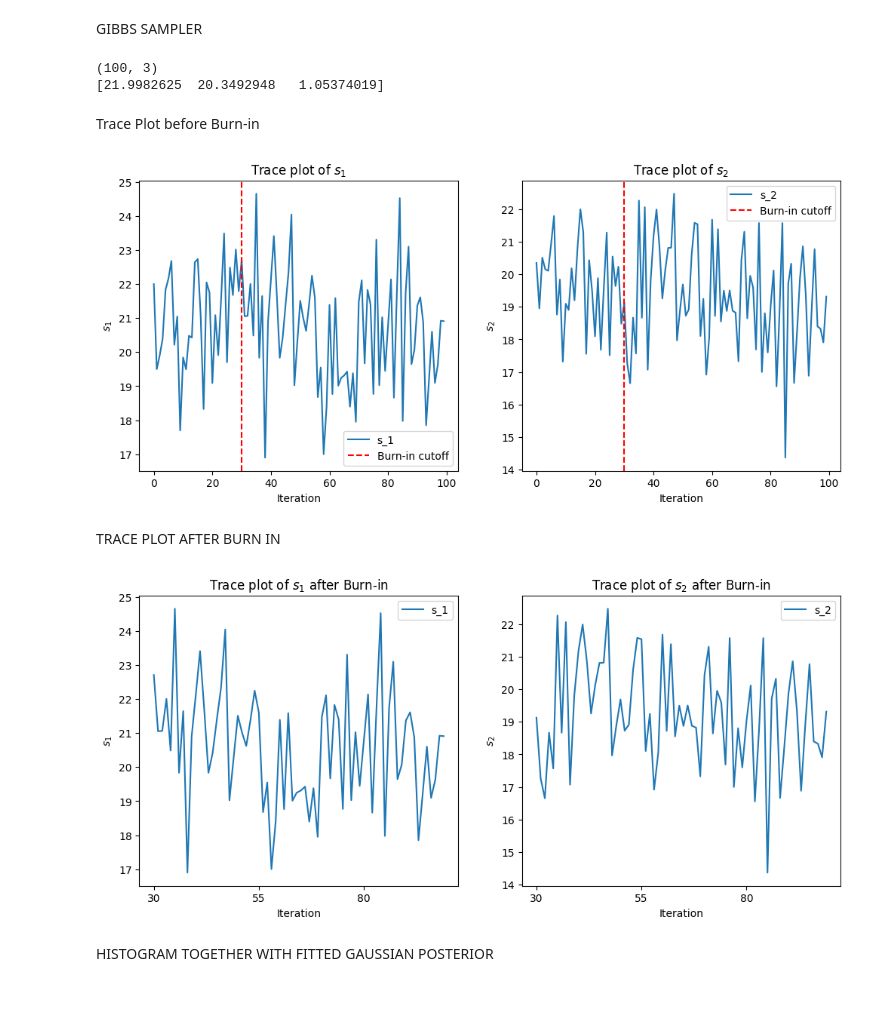
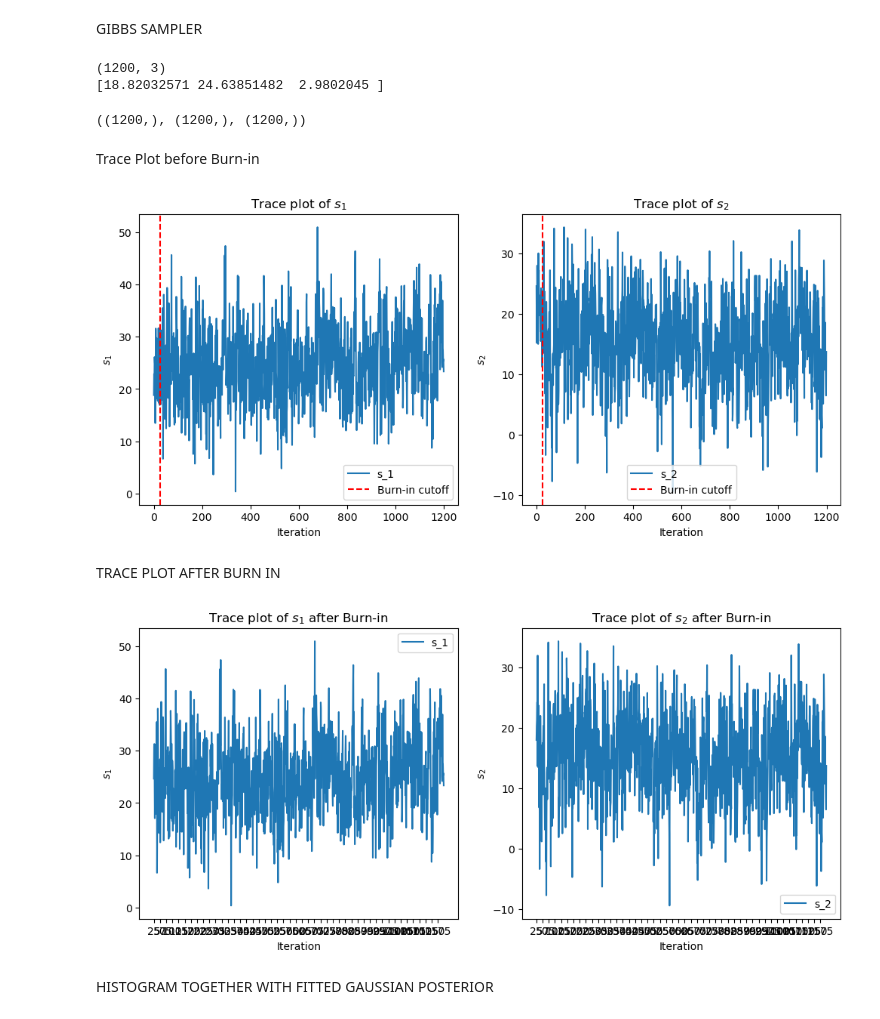
Before and after one commit to moniba-ravan/ranking-system, a Jupyter notebook: gibbssampler.ipynb, the cells around one changed output. Drawn from its saved outputs; the diff is of its cells as text; code cells hidden in the pictures.

```diff
--- a/gibbssampler.ipynb
+++ b/gibbssampler.ipynb
@@ -8,10 +8,10 @@ import seaborn as sns
 # Parameters
 mu_1 = 20
 mu_2 = 20
-sigma_1 = 2
-sigma_2 = 2
-sigma_t = 0.5
-iterations = 100
+sigma_1 = 25/3
+sigma_2 = 25/3
+sigma_t = 25/6
+iterations = 1200
 # %% [markdown]
 GIBBS SAMPLER
 # %%
@@ -36,14 +36,25 @@ def gibbs_sampler(y, iterations):
         # p(S|t,y)
         # QUESTION 3.1
         # Step 1: Draw s_1 and s_2 from the conditional distribution N(mean_s|t, cov_s|t) -
+
+
+
+        sigma_s_inv = np.array([[1.0/(sigma_1 * sigma_1), 0.0],
+                                [0.0, 1.0/(sigma_2 * sigma_2)]])
+
+        sigma_t_s_inv = 1.0 / (sigma_t * sigma_t)
+        mu_s = np.array([mu_1, mu_2]).T.reshape(2,1) # 2 x 1 (2, 1)
+        A = np.array([1.0, -1.0]).reshape(1, 2) # 1 x 2
+
         # (2x2)
-        cov_s_t = np.linalg.inv(np.array([[(sigma_1**2 + sigma_t**2) / (sigma_1**2 * sigma_t**2), -1/sigma_t**2],
-                                          [-1/sigma_t**2, (sigma_2**2 + sigma_t**2) / (sigma_2**2 * sigma_t**2)]]))
-        # (1x2)
-        mean_s_t = np.dot(cov_s_t, np.array([mu_1 * sigma_t**2 + t * sigma_1**2 / (sigma_1**2 * sigma_t**2),
-                                             mu_2 * sigma_t**2 - t * sigma_2**2 / (sigma_2**2 * sigma_t**2)]))
+        cov_s_t = np.linalg.inv(sigma_s_inv + (A.T @ (sigma_t_s_inv * A) ) )
+
+         # (2, )
+        mean_s_t = cov_s_t @ ( (sigma_s_inv @ mu_s) + (A.T * sigma_t_s_inv * t) )
+
 
         # Draw from the multivariate normal distribution
+        mean_s_t = mean_s_t.reshape(2,)
         s_1, s_2 = multivariate_normal.rvs(mean=mean_s_t, cov=cov_s_t)
 
         #DO WE NEED TO UPDATE: mu_1 +mu_2, sigma_1, sigma_2 ??????????????????????????????????????????????????????????????????????????
@@ -54,7 +65,7 @@ def gibbs_sampler(y, iterations):
         # QUESTION 3.2
         # Step 2: Draw t from the conditional distribution
         mean_t = s_1 - s_2
-
+        # print(s_1, s_2)
         if y == 1:
             t = truncated_normal(mean_t, sigma_t, 0, np.inf)  # For y = 1, t > 0
         else:
@@ -66,7 +77,7 @@ def gibbs_sampler(y, iterations):
     return np.array(samples)
 # %%
 # Example execution of the sampler for y = 1
-samples = gibbs_sampler(y=1, iterations)
+samples = gibbs_sampler(y=1, iterations=iterations)
 
 # Extract s_1, s_2, and t samples
 s_1_samples, s_2_samples, t_samples = samples[:, 0], samples[:, 1], samples[:, 2]
@@ -74,35 +85,37 @@ s_1_samples, s_2_samples, t_samples = samples[:, 0], samples[:, 1], samples[:, 2
 print(samples.shape)
 print(samples[0])
 
-#s_1_samples, s_2_samples, t_samples
+s_1_samples.shape, s_2_samples.shape, t_samples.shape
 # %% [output]
-(100, 3)
-[21.9982625  20.3492948   1.05374019]
+(1200, 3)
+[18.82032571 24.63851482  2.9802045 ]
+((1200,), (1200,), (1200,))
 # %% [markdown]
 Trace Plot before Burn-in
 # %%
-burn_in = int(0.3 * iterations)
+# burn_in = int(0.3 * iterations)
+burn_in = 25
 
 # Trace plots to determine the burn-in period
 plt.figure(figsize=(12, 5))
 plt.subplot(1, 2, 1)
 plt.plot(s_1_samples, label="s_1")
 plt.axvline(x=burn_in, color='r', linestyle='--', label='Burn-in cutoff')
 plt.title("Trace plot of $s_1$")
 plt.xlabel("Iteration")
 plt.ylabel("$s_1$")
 plt.legend()
 
 plt.subplot(1, 2, 2)
 plt.plot(s_2_samples, label="s_2")
 plt.axvline(x=burn_in, color='r', linestyle='--', label='Burn-in cutoff')
 plt.title("Trace plot of $s_2$")
 plt.xlabel("Iteration")
 plt.ylabel("$s_2$")
 plt.legend()
 plt.show()
 # %% [output]
-[figure, old version]
+[figure, new version]
 # %% [markdown]
 TRACE PLOT AFTER BURN IN
 # %%
@@ -134,7 +147,7 @@ plt.legend()
 
 plt.show()
 # %% [output]
-[figure, old version]
+[figure, new version]
 # %% [markdown]
 HISTOGRAM TOGETHER WITH FITTED GAUSSIAN POSTERIOR
 # %% [markdown]
```
Also changed, not shown: parts of 4 cells of this notebook.
